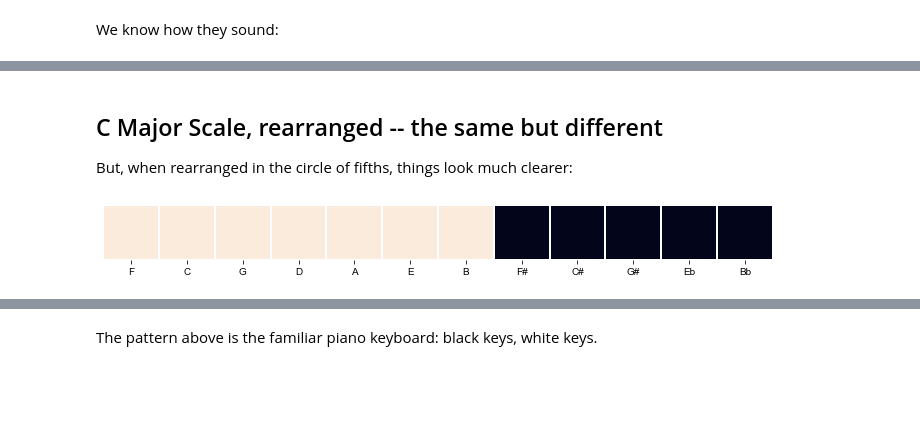
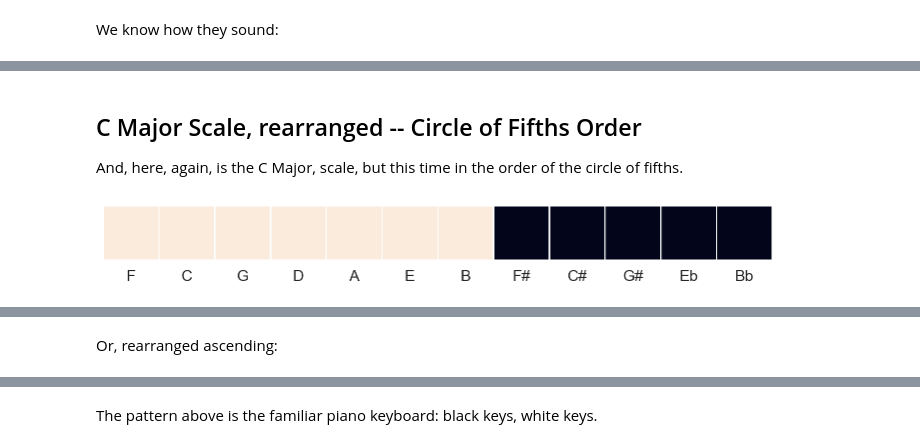
Before and after one commit to timsum/harmonypartition, a Jupyter notebook: jup/Chapter_1b_Twelve_Pitches-Again.ipynb, the cells around one changed output, grey strips where cells are left out. Saved outputs shown, nothing was run; the diff lists cells and outputs as text; code cells hidden in the pictures; blank space fills up the shorter version.

```diff
--- a/jup/Chapter_1b_Twelve_Pitches-Again.ipynb
+++ b/jup/Chapter_1b_Twelve_Pitches-Again.ipynb
@@ -19,14 +23,17 @@ ipd.Audio(jpt_pt.notegroup_wavestep(twelve_note_scale), rate=4000)
 [interactive output not drawn]
 # %% [markdown]
-## C Major Scale, rearranged -- the same but different
+## C Major Scale, rearranged -- Circle of Fifths Order
 
-But, when rearranged in the circle of fifths, things look much clearer:
+And, here, again, is the C Major, scale, but this time in the order of the circle of fifths.
 # %%
 # and then we can make an image (or two)
 CM_scale = 0b101011010101
 CM_scale = pt_utils.c_chrom_to_f_circle(CM_scale)
 jpt_pt.notegroup_heatmap(CM_scale, chromatic=False)
-ipd.Audio(jpt_pt.notegroup_wavestep(CM_scale, chromatic=False), rate=4000)
+circle_order = [0b100000000000 >> i for i in range(7)]
+ipd.Audio(jpt_pt.link_wavestep_sequences(circle_order), rate=4000)
 # %% [output]
-[figure, old version]
+[figure, new version]
 [interactive output not drawn]
+# %% [markdown]
+Or, rearranged ascending:
```
Also changed, not shown: parts of 10 cells of this notebook, 7 other files.
